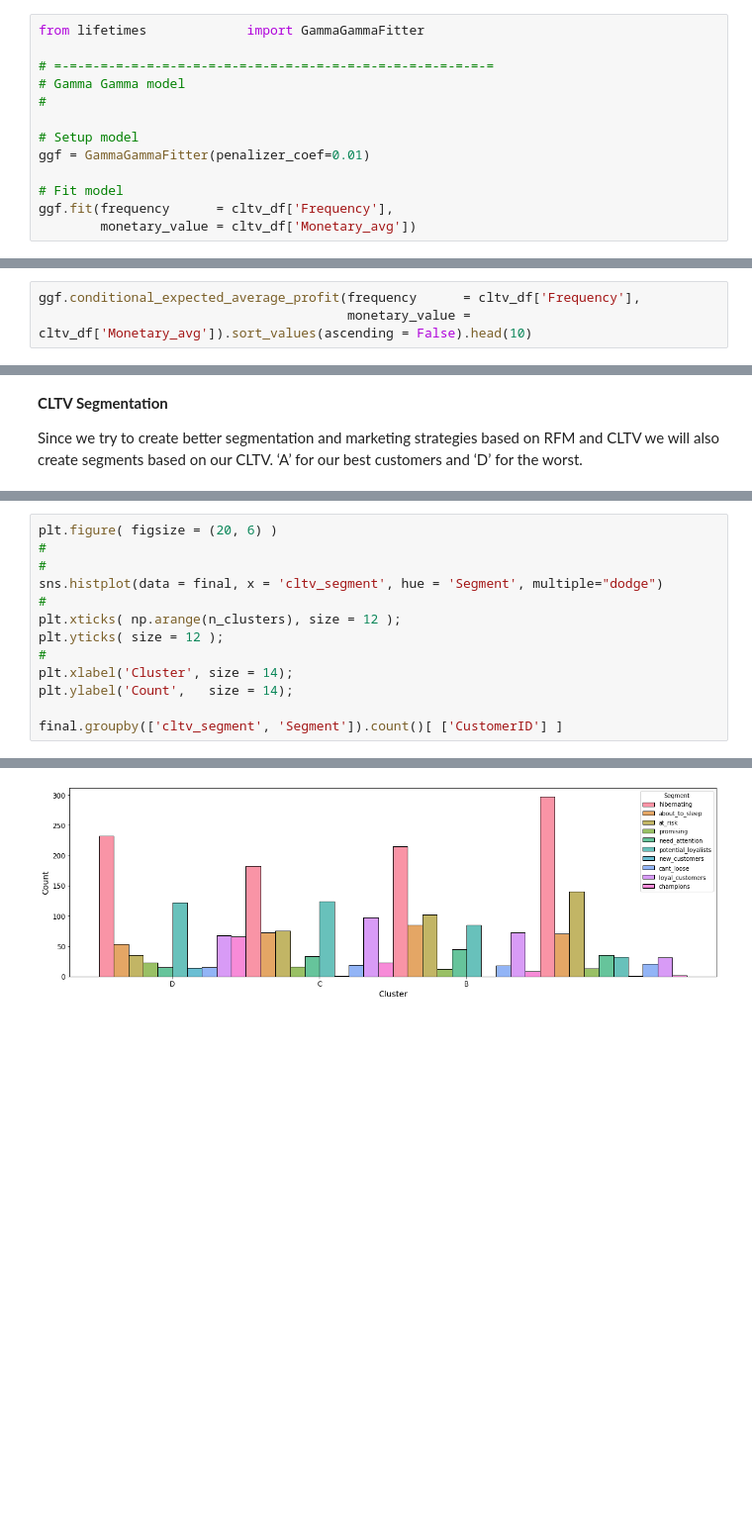
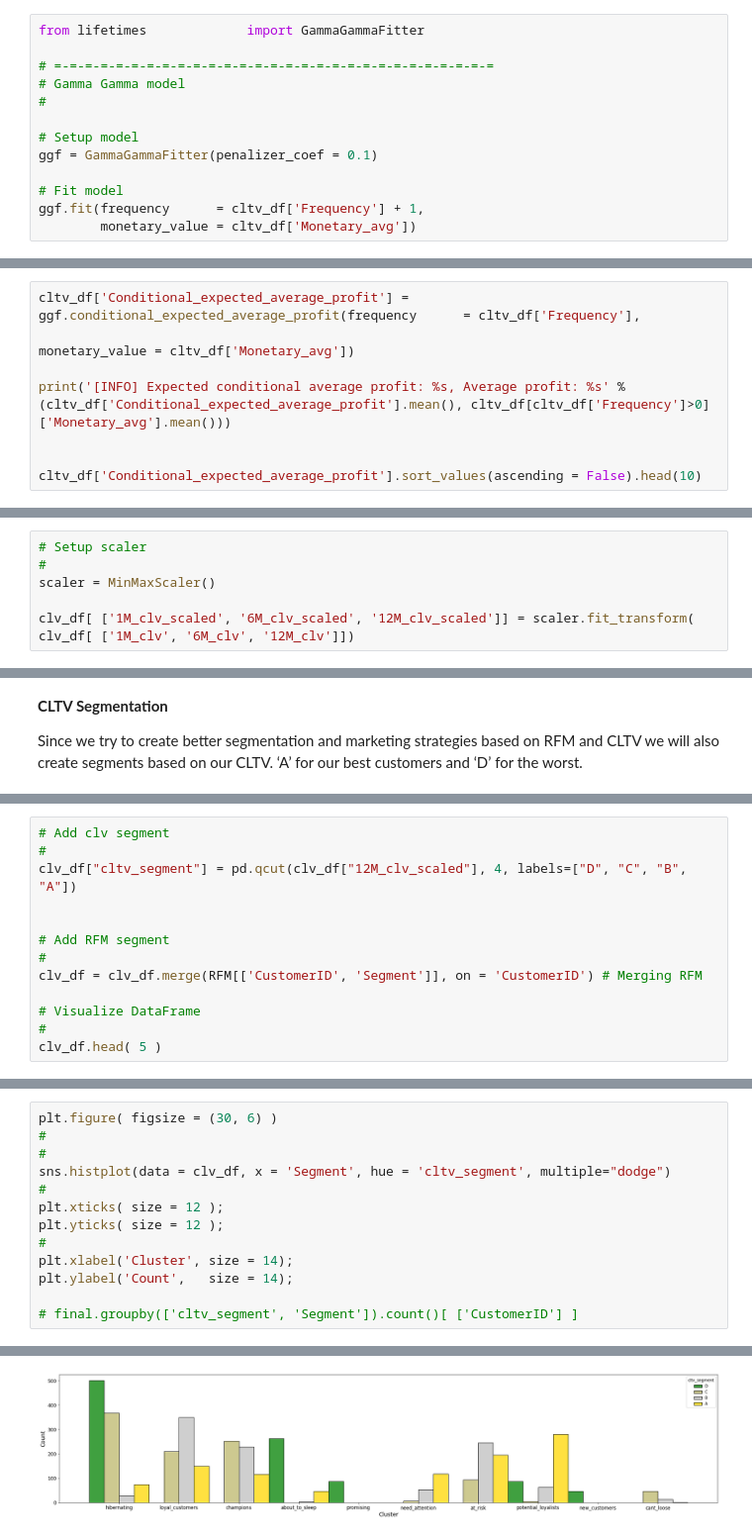
Before and after one commit to ioannislivieris/Customer-Segmentation-using-RFM-and-CLTV, a Jupyter notebook: Customer segmentation using RFM.ipynb, the cells around one changed output, grey strips where cells are left out. Shown at 99% size. Cells and saved outputs as stored; diff of their text form; blank space fills up the shorter version.

Commit message:
Update RFM-CLTV

```diff
--- a/Customer segmentation using RFM.ipynb
+++ b/Customer segmentation using RFM.ipynb
@@ -1001,9 +1066,9 @@ from lifetimes             import GammaGammaFitter
 #
 
 # Setup model
-ggf = GammaGammaFitter(penalizer_coef=0.01)
+ggf = GammaGammaFitter(penalizer_coef = 0.1)
 
 # Fit model
-ggf.fit(frequency      = cltv_df['Frequency'],
+ggf.fit(frequency      = cltv_df['Frequency'] + 1,
         monetary_value = cltv_df['Monetary_avg'])
 # %% [output]
@@ -1011,6 +1076,11 @@ ggf.fit(frequency      = cltv_df['Frequency'],
 # %% [markdown]
 #### The top 10 customers expected to be most valuable
 # %%
-ggf.conditional_expected_average_profit(frequency      = cltv_df['Frequency'],
-                                        monetary_value = cltv_df['Monetary_avg']).sort_values(ascending = False).head(10)
+cltv_df['Conditional_expected_average_profit'] = ggf.conditional_expected_average_profit(frequency      = cltv_df['Frequency'],
+                                                                                         monetary_value = cltv_df['Monetary_avg'])
+
+print('[INFO] Expected conditional average profit: %s, Average profit: %s' % (cltv_df['Conditional_expected_average_profit'].mean(), cltv_df[cltv_df['Frequency']>0]['Monetary_avg'].mean()))
+
+
+cltv_df['Conditional_expected_average_profit'].sort_values(ascending = False).head(10)
 # %% [output]
@@ -1096,0 +1154,6 @@ final.head( 4 )
+# %%
+# Setup scaler
+#
+scaler = MinMaxScaler()
+
+clv_df[ ['1M_clv_scaled', '6M_clv_scaled', '12M_clv_scaled']] = scaler.fit_transform( clv_df[ ['1M_clv', '6M_clv', '12M_clv']])
@@ -1111,0 +1173,13 @@ final.head( 5 )
+# %%
+# Add clv segment
+#
+clv_df["cltv_segment"] = pd.qcut(clv_df["12M_clv_scaled"], 4, labels=["D", "C", "B", "A"])
+
+
+# Add RFM segment
+#
+clv_df = clv_df.merge(RFM[['CustomerID', 'Segment']], on = 'CustomerID') # Merging RFM
+
+# Visualize DataFrame
+#
+clv_df.head( 5 )
@@ -1112,14 +1193,14 @@ final.head( 5 )
 # %%
-plt.figure( figsize = (20, 6) )
+plt.figure( figsize = (30, 6) )
 #
 #
-sns.histplot(data = final, x = 'cltv_segment', hue = 'Segment', multiple="dodge")
+sns.histplot(data = clv_df, x = 'Segment', hue = 'cltv_segment', multiple="dodge")
 #
-plt.xticks( np.arange(n_clusters), size = 12 );
+plt.xticks( size = 12 );
 plt.yticks( size = 12 );
 #
 plt.xlabel('Cluster', size = 14);
 plt.ylabel('Count',   size = 14);
 
-final.groupby(['cltv_segment', 'Segment']).count()[ ['CustomerID'] ]
+# final.groupby(['cltv_segment', 'Segment']).count()[ ['CustomerID'] ]
 # %% [output]
@@ -1144 +1207 @@ final.groupby(['cltv_segment', 'Segment']).count()[ ['CustomerID'] ]
-[figure, old version]
+[figure, new version]
```
Also changed, not shown: parts of 68 cells of this notebook.
